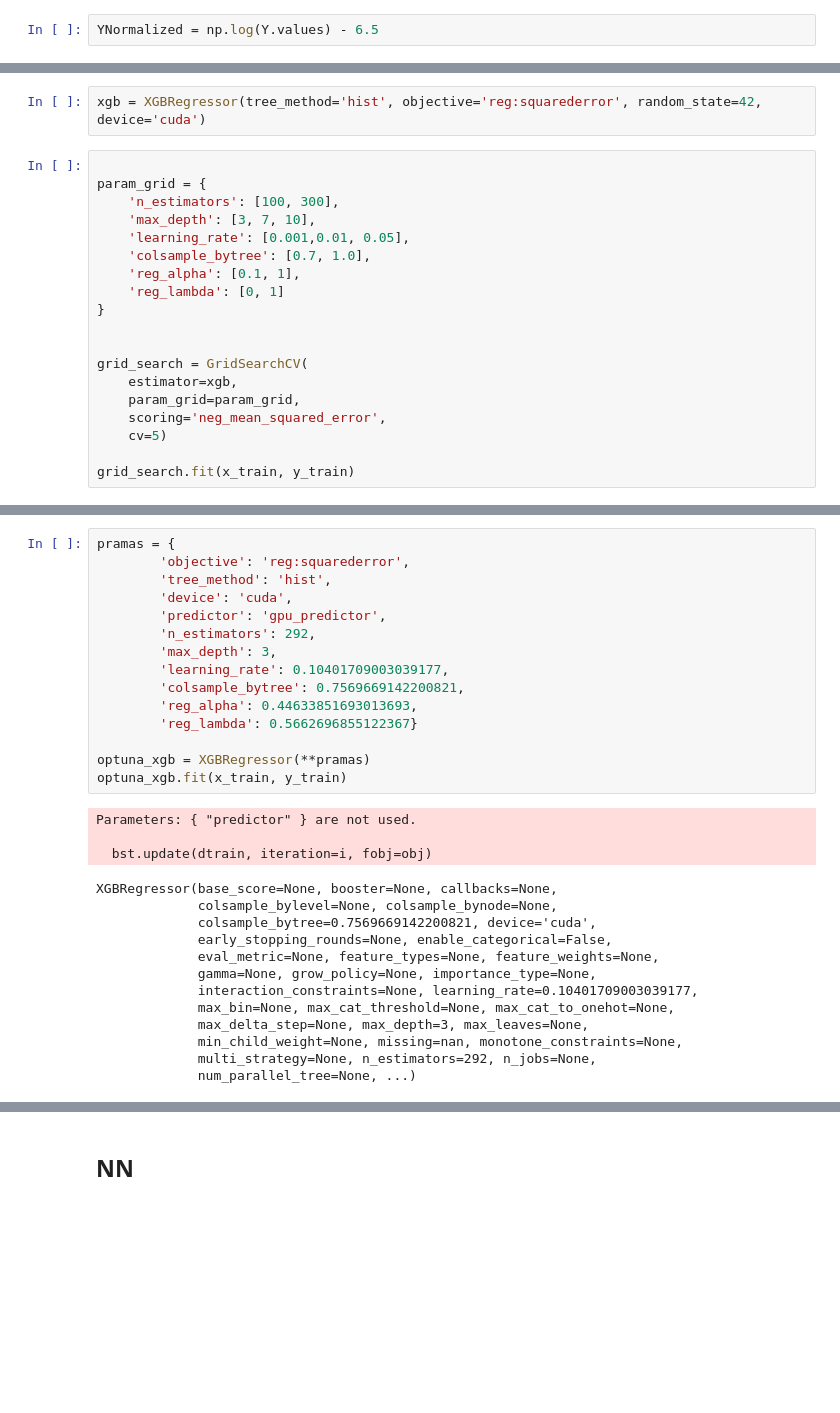
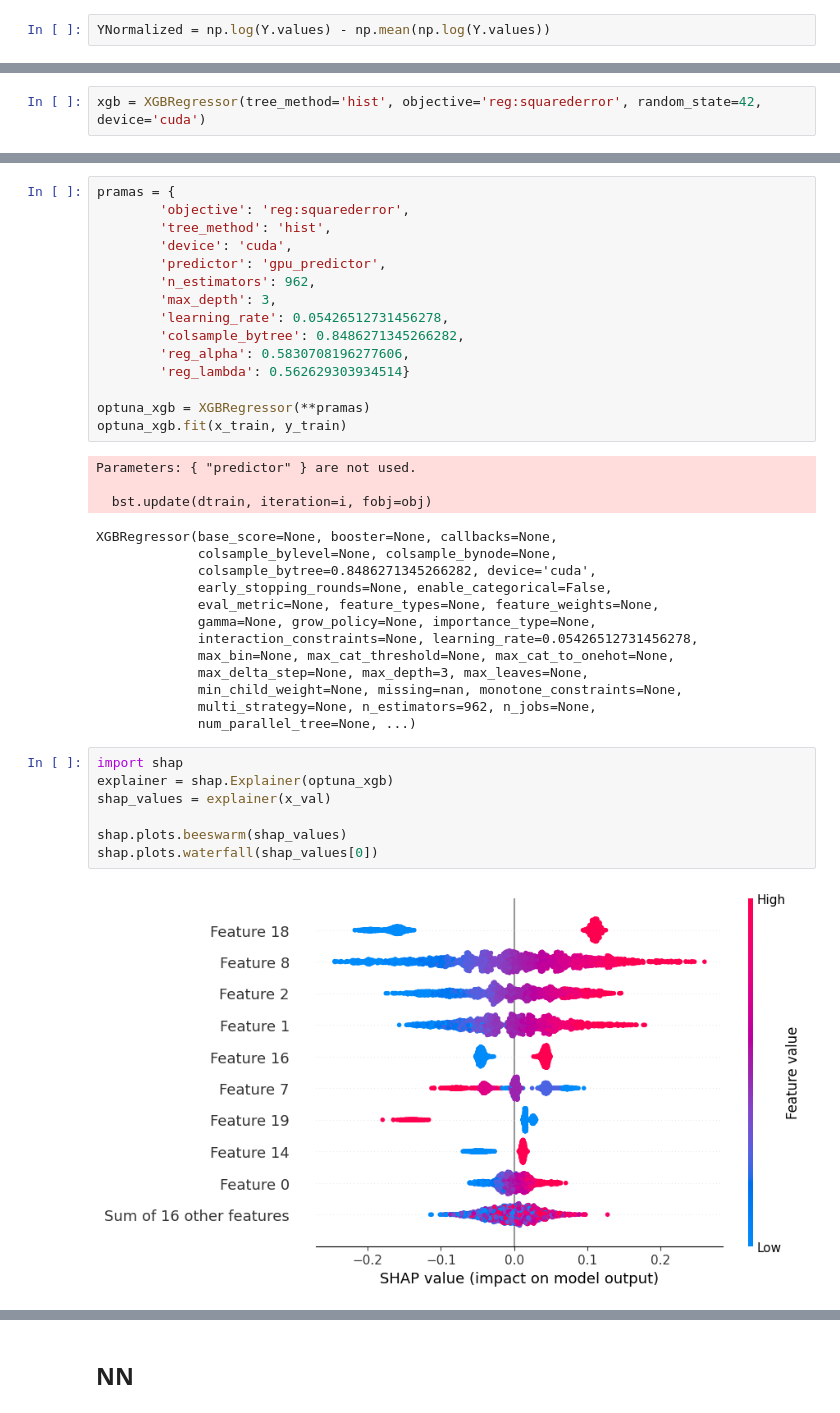
Before and after one commit to DarshilPungalia/Carbon-FootPrint, a Jupyter notebook: footprint.ipynb, the cells around one changed output, grey strips where cells are left out. Cells and saved outputs as stored; diff of their text form; blank space fills up the shorter version.

```diff
--- a/footprint.ipynb
+++ b/footprint.ipynb
@@ -417,5 +417,5 @@ Xtransform.shape
 # %%
-YNormalized = np.log(Y.values) - 6.5
+YNormalized = np.log(Y.values) - np.mean(np.log(Y.values))
 # %%
 x_train, x_val, y_train, y_val = train_test_split(Xtransform, YNormalized, test_size=0.2, random_state=42)
 # %%
@@ -460,22 +467,3 @@ submission_linear.to_csv(r'submissions\SubmissionLR.csv', index=False)
 ## **XGBoost**
 # %%
 xgb = XGBRegressor(tree_method='hist', objective='reg:squarederror', random_state=42, device='cuda')
-# %%
-
-param_grid = {
-    'n_estimators': [100, 300],
-    'max_depth': [3, 7, 10],
-    'learning_rate': [0.001,0.01, 0.05],
-    'colsample_bytree': [0.7, 1.0],
-    'reg_alpha': [0.1, 1],
-    'reg_lambda': [0, 1]
-}
-
-
-grid_search = GridSearchCV(
-    estimator=xgb,
-    param_grid=param_grid,
-    scoring='neg_mean_squared_error',
-    cv=5)
-
-grid_search.fit(x_train, y_train)
@@ -556,12 +520,12 @@ pramas = {
         'tree_method': 'hist',
         'device': 'cuda',
         'predictor': 'gpu_predictor',
-        'n_estimators': 292,
+        'n_estimators': 962,
         'max_depth': 3,
-        'learning_rate': 0.10401709003039177,
-        'colsample_bytree': 0.7569669142200821,
-        'reg_alpha': 0.44633851693013693,
-        'reg_lambda': 0.5662696855122367}
+        'learning_rate': 0.05426512731456278,
+        'colsample_bytree': 0.8486271345266282,
+        'reg_alpha': 0.5830708196277606,
+        'reg_lambda': 0.562629303934514}
 
 optuna_xgb = XGBRegressor(**pramas)
 optuna_xgb.fit(x_train, y_train)
@@ -571,13 +535,22 @@ Parameters: { "predictor" } are not used.
   bst.update(dtrain, iteration=i, fobj=obj)
 XGBRegressor(base_score=None, booster=None, callbacks=None,
              colsample_bylevel=None, colsample_bynode=None,
-             colsample_bytree=0.7569669142200821, device='cuda',
+             colsample_bytree=0.8486271345266282, device='cuda',
              early_stopping_rounds=None, enable_categorical=False,
              eval_metric=None, feature_types=None, feature_weights=None,
              gamma=None, grow_policy=None, importance_type=None,
-             interaction_constraints=None, learning_rate=0.10401709003039177,
+             interaction_constraints=None, learning_rate=0.05426512731456278,
              max_bin=None, max_cat_threshold=None, max_cat_to_onehot=None,
              max_delta_step=None, max_depth=3, max_leaves=None,
              min_child_weight=None, missing=nan, monotone_constraints=None,
-             multi_strategy=None, n_estimators=292, n_jobs=None,
+             multi_strategy=None, n_estimators=962, n_jobs=None,
              num_parallel_tree=None, ...)
+# %%
+import shap
+explainer = shap.Explainer(optuna_xgb)
+shap_values = explainer(x_val)
+
+shap.plots.beeswarm(shap_values)
+shap.plots.waterfall(shap_values[0])
+# %% [output]
+[figure, added]
```
Also changed, not shown: parts of 28 cells of this notebook, 5 other files.
